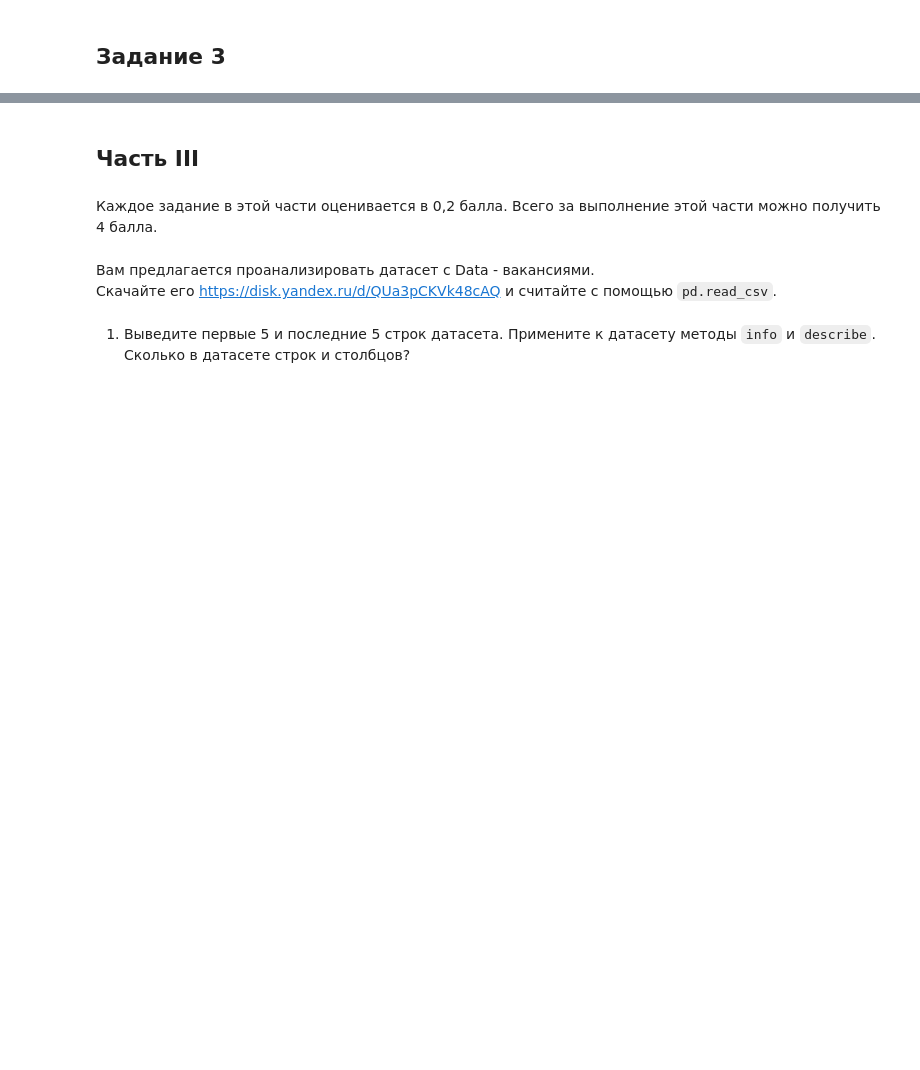
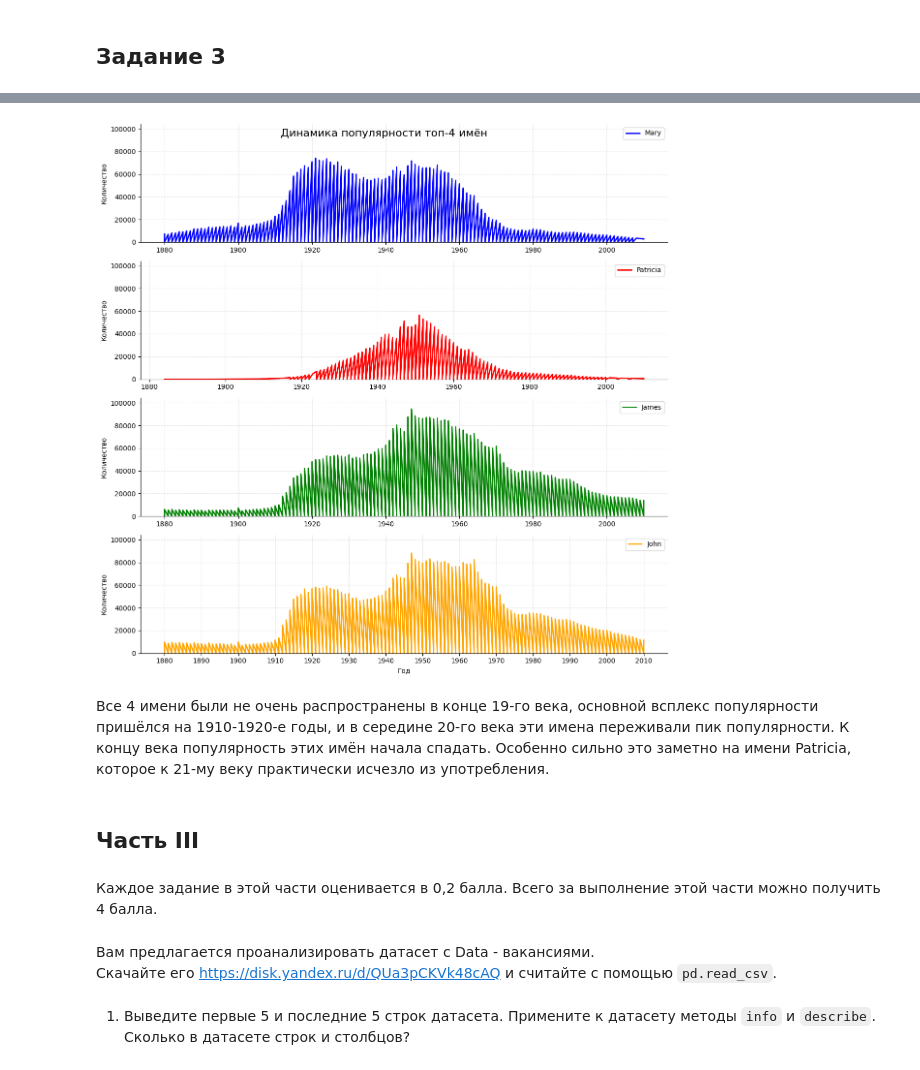
Before and after one commit to Sepulka-droid/Python_for_DE, a Jupyter notebook: task_03_EDA/3_Анализ_данных.ipynb, the cells around one changed output, grey strips where cells are left out. Saved outputs shown, nothing was run; the diff lists cells and outputs as text; code cells hidden in the pictures; blank space fills up the shorter version.

```diff
--- a/task_03_EDA/3_Анализ_данных.ipynb
+++ b/task_03_EDA/3_Анализ_данных.ipynb
@@ -390,0 +474,3 @@ babies.head(10)
+# %%
+names = babies.groupby(['name', 'sex'])['number'].sum().reset_index().sort_values('number', ascending=False)
+names.head(5)
@@ -390,0 +484,3 @@ babies.head(10)
+# %%
+girls = names[names['sex'] == 'F'].sort_values('number', ascending=False).reset_index()
+girls.head(2)
@@ -390,0 +491,3 @@ babies.head(10)
+# %%
+boys = names[names['sex'] == 'M'].sort_values('number', ascending=False).reset_index()
+boys.head(2)
@@ -406,0 +510,7 @@ babies.head(10)
+# %%
+top_names = []
+for i in range(2):
+    top_names.append((girls.iloc[i]['name'], girls.iloc[i]['sex']))
+    top_names.append((boys.iloc[i]['name'], boys.iloc[i]['sex']))
+top_names.sort(key=lambda x: x[1])
+top_names
@@ -407,3 +540,43 @@ babies.head(10)
+# %%
+names = list(map(lambda x: x[0], top_names))
+
+fig, axes = plt.subplots(4, 1, figsize=(12, 12))
+
+y_max = 0
+for name in names:
+    name_data = babies_top[babies_top['name'] == name]
+    y_max = max(y_max, name_data['number'].max()) * 1.05
+
+colors = ['blue', 'red', 'green', 'orange']
+
+# Построение графиков для каждого имени
+for i, (name, color) in enumerate(zip(names, colors)):
+    name_data = babies_top[babies_top['name'] == name].sort_values('year')
+    axes[i].plot(name_data['year'], name_data['number'],
+                 color=color, linewidth=2, label=name)
+
+    axes[i].set_ylabel('Количество')
+    axes[i].set_ylim(0, y_max)
+    axes[i].legend(loc='upper right')
+    axes[i].grid(alpha=0.3, linestyle='--')
+
+    axes[i].spines['top'].set_visible(False)
+    axes[i].spines['right'].set_visible(False)
+
+axes[-1].set_xlabel('Год')
+fig.suptitle('Динамика популярности топ-4 имён', fontsize=16, y=0.95)
+all_years = sorted(babies_top['year'].unique())
+if len(all_years) > 20:
+    axes[-1].set_xticks(all_years[::10])
+else:
+    axes[-1].set_xticks(all_years)
+
+plt.tight_layout()
+plt.show()
+# %% [output]
+[figure, added]
+# %% [markdown]
+Все 4 имени были не очень распространены в конце 19-го века, основной всплекс популярности пришёлся на 1910-1920-е годы, и в середине 20-го века эти имена переживали пик популярности. К концу века популярность этих имён начала спадать. Особенно сильно это заметно на имени Patricia, которое к 21-му веку практически исчезло из употребления.
 # %% [markdown]
 ## Часть III
 # %% [markdown]
```
Also changed, not shown: parts of 50 cells of this notebook, 1 other file.
